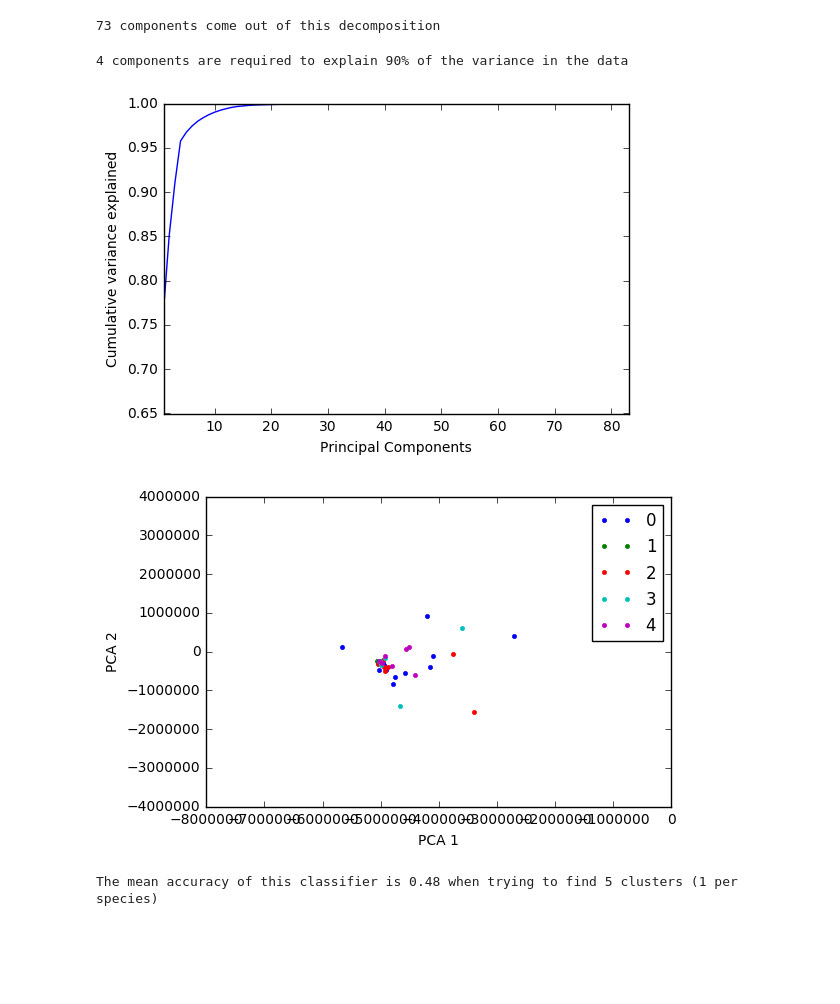
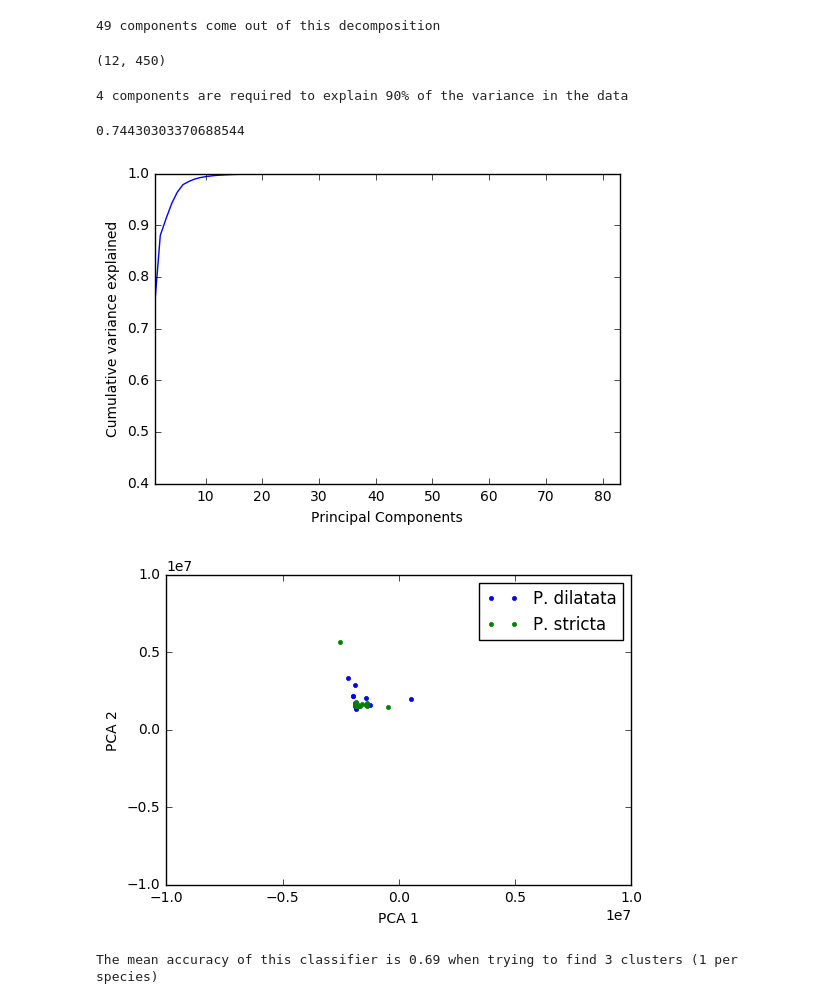
Before and after one commit to ryokubo5710/Platanthera_scents, a Jupyter notebook: FinalProject_DataPreparation.ipynb, the cells around one changed output. Cells and saved outputs as stored; diff of their text form; code cells hidden in the pictures; blank space fills up the shorter version.

```diff
--- a/FinalProject_DataPreparation.ipynb
+++ b/FinalProject_DataPreparation.ipynb
@@ -8,8 +8,8 @@ data= pd.read_excel('Orchids_processed_70percent.xlsx.xlsx', sheetname ='All')
 # %%
 data_Obt = data.filter(like='Pobt', axis=1)
 data_Dil = data.filter(like='dil', axis=1)
-data_S = data.filter(like='S', axis=1)
-data_Stri = data.filter(like='stri', axis=1)
+#data_S = data.filter(like='S', axis=1)
+data_Stri = data.filter(like='stri'or'S', axis=1)
 data_Hex = data.filter(like='hex', axis=1)
 # %%
 Size = data_Obt.shape[0]
@@ -52,19 +54,19 @@ ax.text(Size+2, 4, 0, "P. dilatata", (1, 0, 1), color='black', fontsize=8)
 #data_Stri = data.filter(like='stri', axis=1)
 #data_Hex = data.filter(like='hex', axis=1)
 Hex = np.repeat(1, data_Hex.shape[1])
-Dil = np.repeat(2, data_Dil.shape[1])
-S = np.repeat(3, data_S.shape[1])
-Str = np.repeat(4, data_Stri.shape[1])
+Dil = np.repeat(1, data_Dil.shape[1])
+#S = np.repeat(3, data_S.shape[1])
+Str = np.repeat(1, data_Stri.shape[1])
 Obt = np.repeat(0, data_Obt.shape[1])
-Species = np.concatenate((Hex, Obt, Dil, S, Str))
+Species = np.concatenate((Obt, Dil, Str))
 
 datH = data_Hex.T
 datO = data_Obt.T
-datS = data_S.T
+#datS = data_S.T
 datSt = data_Stri.T
 datD = data_Dil.T
 
-dataAll = np.vstack((datH, datO, datS, datSt, datD))
+dataAll = np.vstack((datO, datSt, datD))
 dataAll.shape
 
 from sklearn.decomposition import PCA
@@ -72,8 +74,10 @@ from sklearn.decomposition import PCA
 pcaExp = PCA()
 pcaExp.fit(dataAll)
 print pcaExp.components_.shape[0],'components come out of this decomposition'
+datH.shape
 # %% [output]
-73 components come out of this decomposition
+49 components come out of this decomposition
+(12, 450)
 # %%
 plt.plot(np.cumsum(pcaExp.explained_variance_ratio_))
 plt.ylabel('Cumulative variance explained')
@@ -85,23 +89,26 @@ for i in range(0, len(CumSumExp)):
     if CumSumExp[i] >= 0.9:
         print i+1, 'components are required to explain 90% of the variance in the data'
         break
+
+CumSumExp[1]
 # %% [output]
 4 components are required to explain 90% of the variance in the data
+0.74430303370688544
-[figure, old version]
+[figure, new version]
 # %%
 All_red = pcaExp.transform(dataAll)
-
+Species2 = ['P. obtusata', 'P. dilatata', 'P. stricta']
 for types in set(Species):
     plt.plot(All_red[Species==types, 0].flatten(),
             All_red[Species==types, 1].flatten(),
             '.')
-    plt.legend(set(Species))
+    plt.legend(set(Species2))
     plt.xlabel('PCA 1')
     plt.ylabel('PCA 2')
-    plt.xlim(-0.8*1e7, 0)
-    plt.ylim(-0.4*1e7, 0.4*1e7)
+    plt.xlim(-1*1e7, 1*1e7)
+    plt.ylim(-1*1e7, 1*1e7)
 # %% [output]
-[figure, old version]
+[figure, new version]
 # %%
 def test_train_id(N, test_frac):
     Samples = np.arange(0,N)
@@ -113,20 +120,20 @@ def test_train_id(N, test_frac):
 from sklearn.neighbors import KNeighborsClassifier
 Accuracy = np.zeros(100)
 for i in range(100):
-    test, train = test_train_id(73, 0.2)
+    test, train = test_train_id(49, 0.2)
     DataTest = dataAll[test, :]
     DataTrain = dataAll[train, :]
     pcaExp_train = PCA(4)
     pcaExp_train.fit(DataTrain)
     Train_red = pcaExp_train.transform(DataTrain)
     Test_red = pcaExp_train.transform(DataTest)
-    model = KNeighborsClassifier(5)
+    model = tree.DecisionTreeClassifier()
     model.fit(Train_red, Species[train])
     Predict = model.predict(Test_red)
     Accuracy[i] = np.mean(Predict == Species[test])
 
-print 'The mean accuracy of this classifier is', "%.2f" % np.mean(Accuracy), 'when trying to find 5 clusters (1 per species)'
+print 'The mean accuracy of this classifier is', "%.2f" % np.mean(Accuracy), 'when trying to find 3 clusters (1 per species)'
 # %% [output]
-The mean accuracy of this classifier is 0.48 when trying to find 5 clusters (1 per species)
+The mean accuracy of this classifier is 0.69 when trying to find 3 clusters (1 per species)
 # %%
 from sklearn.discriminant_analysis import LinearDiscriminantAnalysis
```
Also changed, not shown: parts of 3 cells of this notebook.
